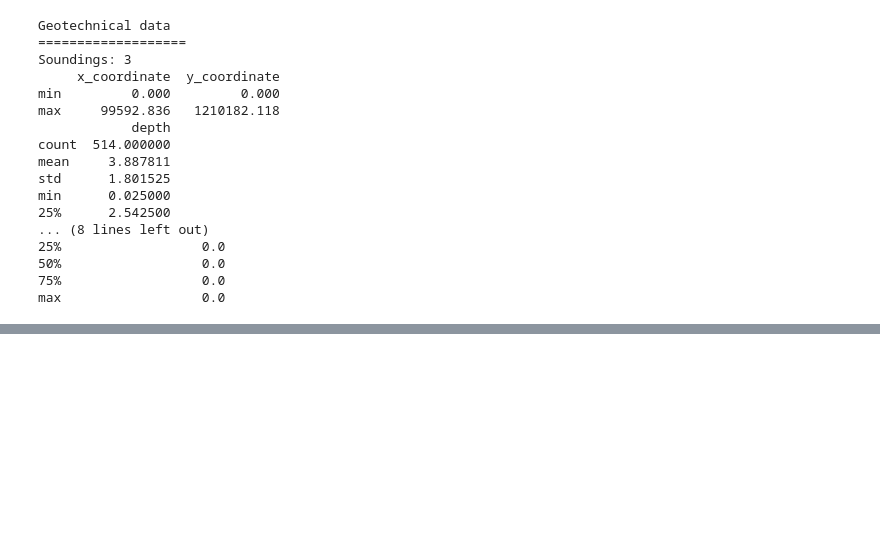
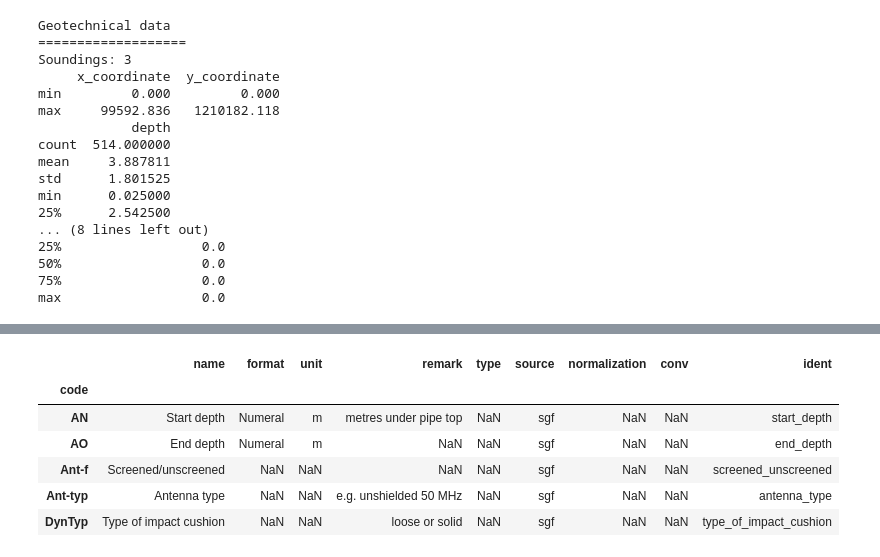
Before and after one commit to emerald-geomodelling/libsgfdata, a Jupyter notebook: docs/Example usage.ipynb, the cells around one changed output, grey strips where cells are left out. Saved outputs shown, nothing was run; the diff lists cells and outputs as text; code cells hidden in the pictures; blank space fills up the shorter version.

```diff
--- a/docs/Example usage.ipynb
+++ b/docs/Example usage.ipynb
@@ -81,0 +130,10 @@ data.dump("../test.sgf")
+# %%
+libsgfdata.method.head()
+# %% [output]
+|  | name | format | unit | remark | type | source | normalization | conv | ident |
+| code |  |  |  |  |  |  |  |  |  |
+| AN | Start depth | Numeral | m | metres under pipe top | NaN | sgf | NaN | NaN | start_depth |
+| AO | End depth | Numeral | m | NaN | NaN | sgf | NaN | NaN | end_depth |
+| Ant-f | Screened/unscreened | NaN | NaN | NaN | NaN | sgf | NaN | NaN | screened_unscreened |
+| Ant-typ | Antenna type | NaN | NaN | e.g. unshielded 50 MHz | NaN | sgf | NaN | NaN | antenna_type |
+| DynTyp | Type of impact cushion | NaN | NaN | loose or solid | NaN | sgf | NaN | NaN | type_of_impact_cushion |
```
Also changed, not shown: parts of 18 cells of this notebook.
